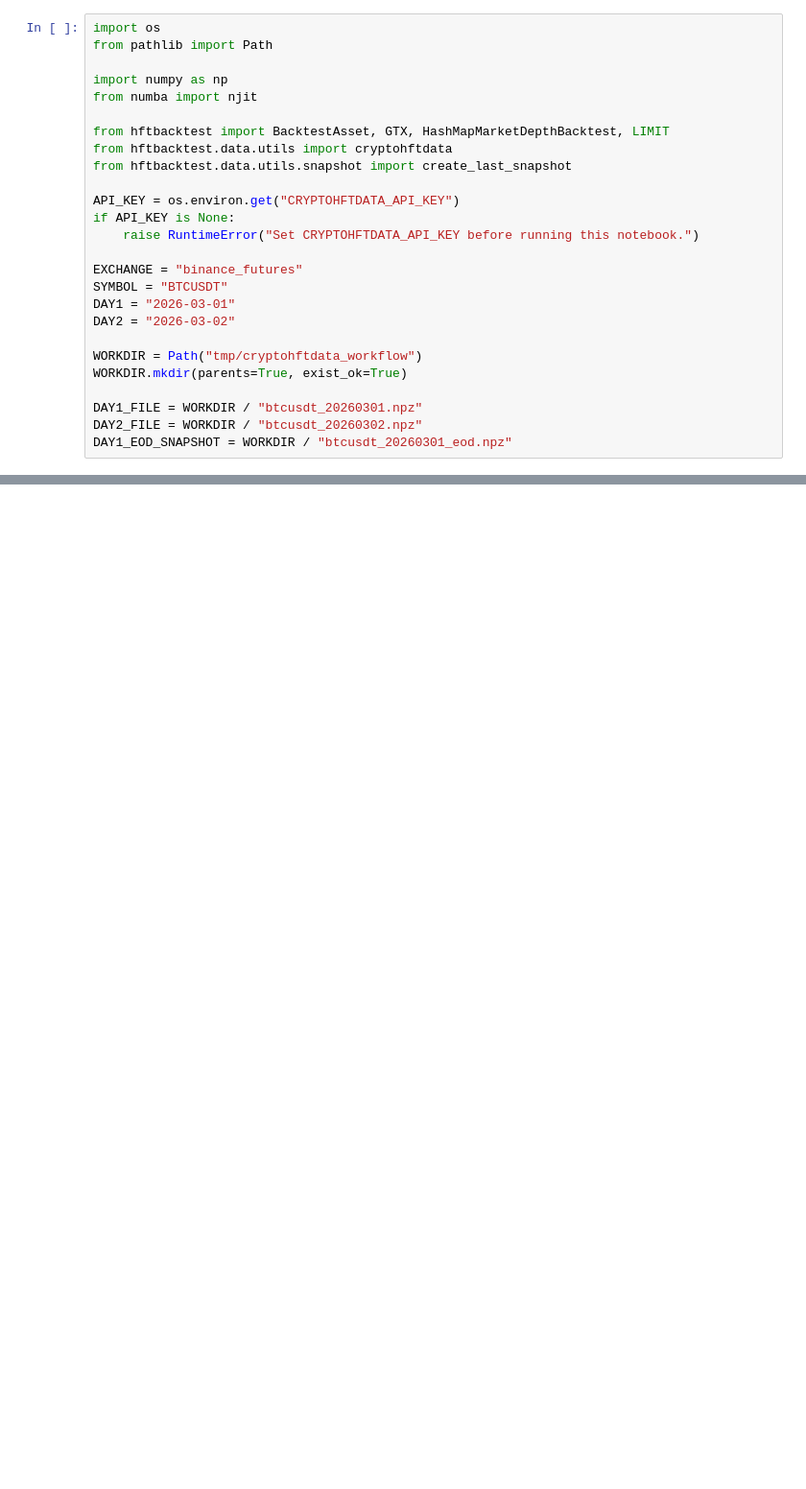
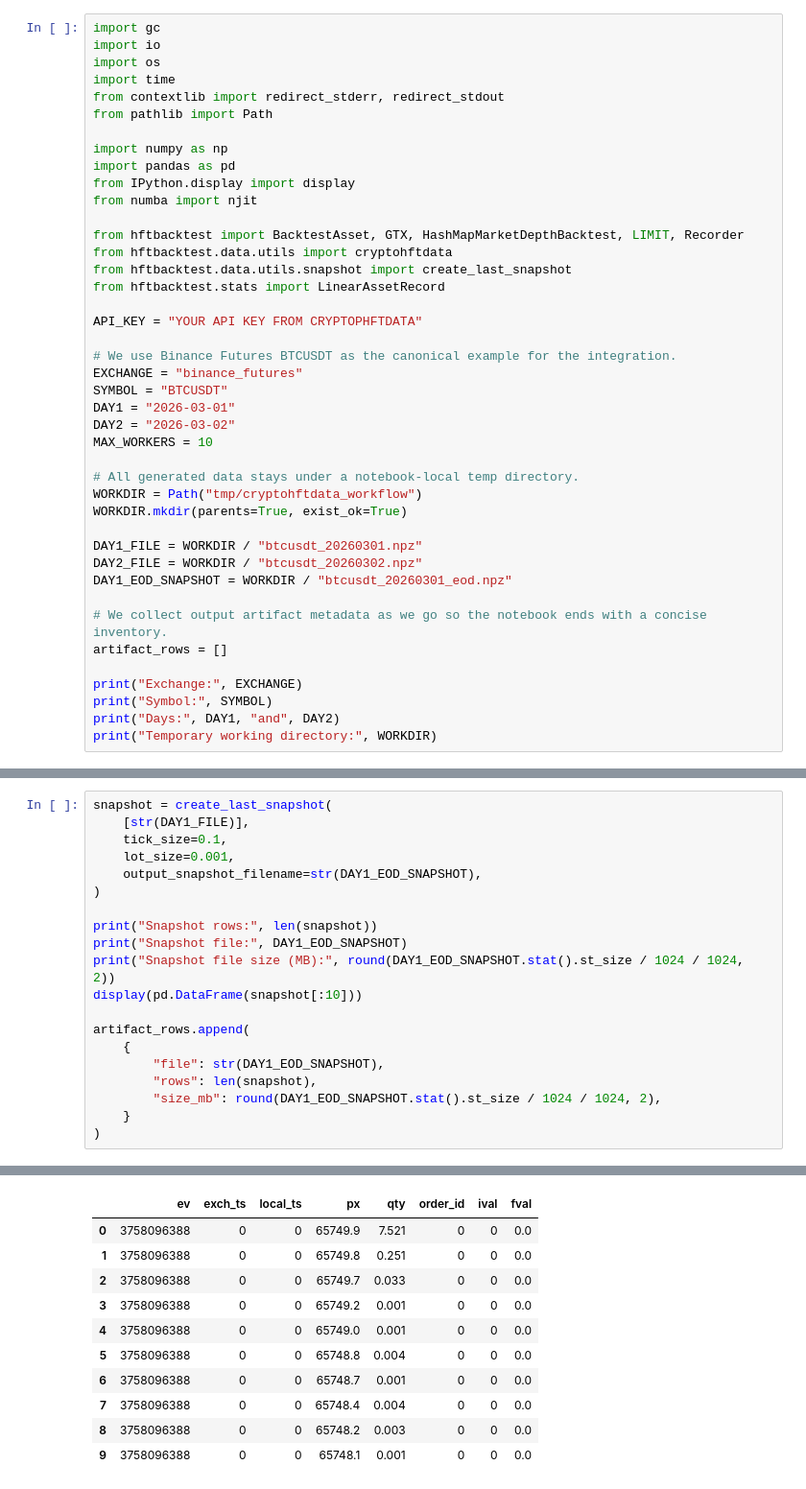
Before and after one commit to hmate9/hftbacktest, a Jupyter notebook: examples/CryptoHFTData Workflow.ipynb, the cells around one changed output, grey strips where cells are left out. Shown at 96% size. Drawn from its saved outputs; the diff is of its cells as text; blank space fills up the shorter version.

```diff
--- a/examples/CryptoHFTData Workflow.ipynb
+++ b/examples/CryptoHFTData Workflow.ipynb
@@ -11,26 +15,42 @@ pip install "hftbacktest[cryptohftdata]"
 # %%
+import gc
+import io
 import os
+import time
+from contextlib import redirect_stderr, redirect_stdout
 from pathlib import Path
 
 import numpy as np
+import pandas as pd
+from IPython.display import display
 from numba import njit
 
-from hftbacktest import BacktestAsset, GTX, HashMapMarketDepthBacktest, LIMIT
+from hftbacktest import BacktestAsset, GTX, HashMapMarketDepthBacktest, LIMIT, Recorder
 from hftbacktest.data.utils import cryptohftdata
 from hftbacktest.data.utils.snapshot import create_last_snapshot
+from hftbacktest.stats import LinearAssetRecord
 
-API_KEY = os.environ.get("CRYPTOHFTDATA_API_KEY")
-if API_KEY is None:
-    raise RuntimeError("Set CRYPTOHFTDATA_API_KEY before running this notebook.")
+API_KEY = "YOUR API KEY FROM CRYPTOPHFTDATA"
 
+# We use Binance Futures BTCUSDT as the canonical example for the integration.
 EXCHANGE = "binance_futures"
 SYMBOL = "BTCUSDT"
 DAY1 = "2026-03-01"
 DAY2 = "2026-03-02"
+MAX_WORKERS = 10
 
+# All generated data stays under a notebook-local temp directory.
 WORKDIR = Path("tmp/cryptohftdata_workflow")
 WORKDIR.mkdir(parents=True, exist_ok=True)
 
 DAY1_FILE = WORKDIR / "btcusdt_20260301.npz"
 DAY2_FILE = WORKDIR / "btcusdt_20260302.npz"
 DAY1_EOD_SNAPSHOT = WORKDIR / "btcusdt_20260301_eod.npz"
+
+# We collect output artifact metadata as we go so the notebook ends with a concise inventory.
+artifact_rows = []
+
+print("Exchange:", EXCHANGE)
+print("Symbol:", SYMBOL)
+print("Days:", DAY1, "and", DAY2)
+print("Temporary working directory:", WORKDIR)
@@ -95,0 +204,21 @@ This is intentionally minimal. It keeps one bid and one ask resting at the curre
+# %%
+snapshot = create_last_snapshot(
+    [str(DAY1_FILE)],
+    tick_size=0.1,
+    lot_size=0.001,
+    output_snapshot_filename=str(DAY1_EOD_SNAPSHOT),
+)
+
+print("Snapshot rows:", len(snapshot))
+print("Snapshot file:", DAY1_EOD_SNAPSHOT)
+print("Snapshot file size (MB):", round(DAY1_EOD_SNAPSHOT.stat().st_size / 1024 / 1024, 2))
+display(pd.DataFrame(snapshot[:10]))
+
+artifact_rows.append(
+    {
+        "file": str(DAY1_EOD_SNAPSHOT),
+        "rows": len(snapshot),
+        "size_mb": round(DAY1_EOD_SNAPSHOT.stat().st_size / 1024 / 1024, 2),
+    }
+)
+# %% [output]
@@ -95,0 +228,11 @@ This is intentionally minimal. It keeps one bid and one ask resting at the curre
+|  | ev | exch_ts | local_ts | px | qty | order_id | ival | fval |
+| 0 | 3758096388 | 0 | 0 | 65749.9 | 7.521 | 0 | 0 | 0.0 |
+| 1 | 3758096388 | 0 | 0 | 65749.8 | 0.251 | 0 | 0 | 0.0 |
+| 2 | 3758096388 | 0 | 0 | 65749.7 | 0.033 | 0 | 0 | 0.0 |
+| 3 | 3758096388 | 0 | 0 | 65749.2 | 0.001 | 0 | 0 | 0.0 |
+| 4 | 3758096388 | 0 | 0 | 65749.0 | 0.001 | 0 | 0 | 0.0 |
+| 5 | 3758096388 | 0 | 0 | 65748.8 | 0.004 | 0 | 0 | 0.0 |
+| 6 | 3758096388 | 0 | 0 | 65748.7 | 0.001 | 0 | 0 | 0.0 |
+| 7 | 3758096388 | 0 | 0 | 65748.4 | 0.004 | 0 | 0 | 0.0 |
+| 8 | 3758096388 | 0 | 0 | 65748.2 | 0.003 | 0 | 0 | 0.0 |
+| 9 | 3758096388 | 0 | 0 | 65748.1 | 0.001 | 0 | 0 | 0.0 |
```
Also changed, not shown: parts of 27 cells of this notebook.
